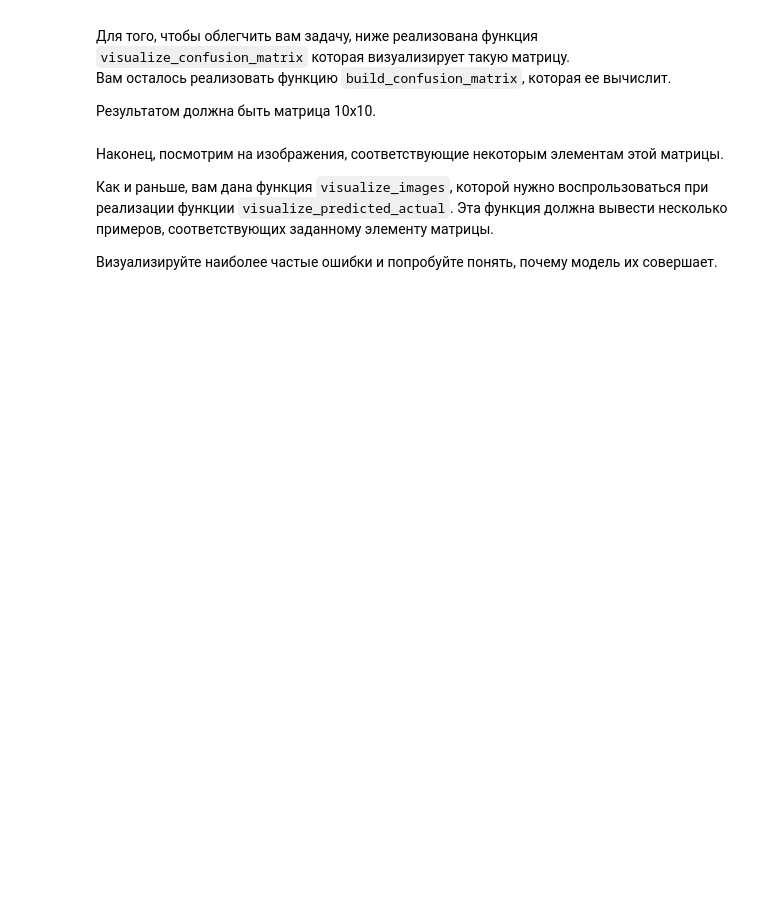
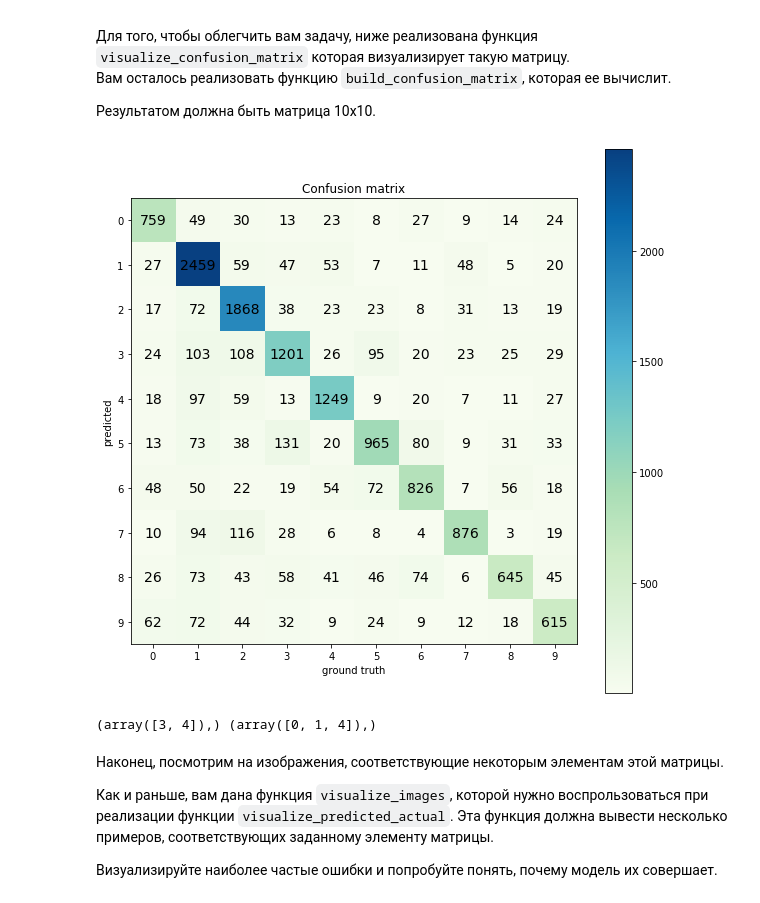
Before and after one commit to rika7596/python-study, a Jupyter notebook: dlcourse_ai/assignments/assignment2/PyTorch.ipynb, the cells around one changed output. Saved outputs shown, nothing was run; the diff lists cells and outputs as text; code cells hidden in the pictures; blank space fills up the shorter version.

Commit message:
PyTorch first step

```diff
--- a/dlcourse_ai/assignments/assignment2/PyTorch.ipynb
+++ b/dlcourse_ai/assignments/assignment2/PyTorch.ipynb
@@ -195,6 +258,14 @@ loss_history, train_history, val_history = train_model(nn_model, train_loader, v
 # Hint: look up learning rate schedulers in PyTorch. You might need to extend train_model function a little bit too!
 
 nn_model = nn.Sequential(
+            Flattener(),
+            nn.Linear(3*32*32, 100),
+            nn.BatchNorm1d(num_features=100),
+            nn.ReLU(inplace=True),
+            nn.Linear(100, 100),
+            nn.BatchNorm1d(num_features=100),
+            nn.ReLU(inplace=True),
+            nn.Linear(100, 10),
          )
-
-loss_history, train_history, val_history = train_model()
+optimizer = optim.SGD(nn_model.parameters(), lr=1e-2, weight_decay=0)
+loss_history, train_history, val_history = train_model(nn_model, train_loader, val_loader, loss, optimizer, 5)
@@ -239,9 +316,18 @@ def evaluate_model(model, dataset, indices):
     # TODO: Evaluate model on the list of indices and capture predictions
     # and ground truth labels
     # Hint: SubsetSampler above could be useful!
-
-    raise Exception("Not implemented")
-
+    loader = torch.utils.data.DataLoader(data_train, batch_size=64, sampler=SubsetSampler(indices))
+    p = []
+    gt = []
+    for i_step, (x,y) in enumerate(loader):
+        pred = model(x)
+        p.append(torch.argmax(pred, 1))
+        gt.append(y)
+    print('p:', len(p))
+    #raise Exception("Not implemented")
+    predictions = np.concatenate((p))
+    print('predictions:', predictions.shape)
+    ground_truth = np.concatenate((gt))
     return predictions, ground_truth
 
 # Evaluate model on validation
@@ -278,34 +367,47 @@ def visualize_confusion_matrix(confusion_matrix):
     size = confusion_matrix.shape[0]
     fig = plt.figure(figsize=(10,10))
     plt.title("Confusion matrix")
     plt.ylabel("predicted")
     plt.xlabel("ground truth")
     res = plt.imshow(confusion_matrix, cmap='GnBu', interpolation='nearest')
     cb = fig.colorbar(res)
     plt.xticks(np.arange(size))
     plt.yticks(np.arange(size))
     for i, row in enumerate(confusion_matrix):
         for j, count in enumerate(row):
             plt.text(j, i, count, fontsize=14, horizontalalignment='center', verticalalignment='center')
 
 def build_confusion_matrix(predictions, ground_truth):
     """
     Builds confusion matrix from predictions and ground truth
 
     predictions: np array of ints, model predictions for all validation samples
     ground_truth: np array of ints, ground truth for all validation samples
 
     Returns:
     np array of ints, (10,10), counts of samples for predicted/ground_truth classes
     """
 
     confusion_matrix = np.zeros((10,10), np.int)
 
     # TODO: Implement filling the prediction matrix
-    return np.array([[40, 2, 3], [10, 50,0], [0, 2, 80]])
+    for i in range(10):
+        for j in range(10):
+            p = np.where(predictions==j)
+            g = np.where(ground_truth==i)
+            confusion_matrix[i,j] = len(np.intersect1d(p,g))
+    return confusion_matrix#np.array([[40, 2, 3], [10, 50,0], [0, 2, 80]])
 
 confusion_matrix = build_confusion_matrix(predictions, gt)
 visualize_confusion_matrix(confusion_matrix)
+# %% [output]
+[figure, added]
+# %%
+a = np.where(np.array([10,9,8,7,7])==7)
+b = np.where(np.array([7,7,8,9,7])==7)
+print(a,b)
+# %% [output]
+(array([3, 4]),) (array([0, 1, 4]),)
 # %% [markdown]
 Наконец, посмотрим на изображения, соответствующие некоторым элементам этой матрицы.
 
```
Also changed, not shown: parts of 12 cells of this notebook, 1 other file.
